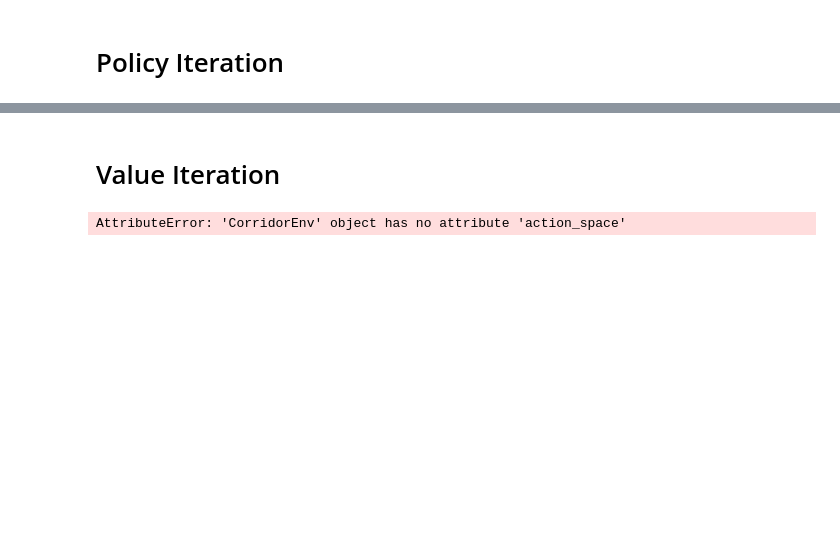
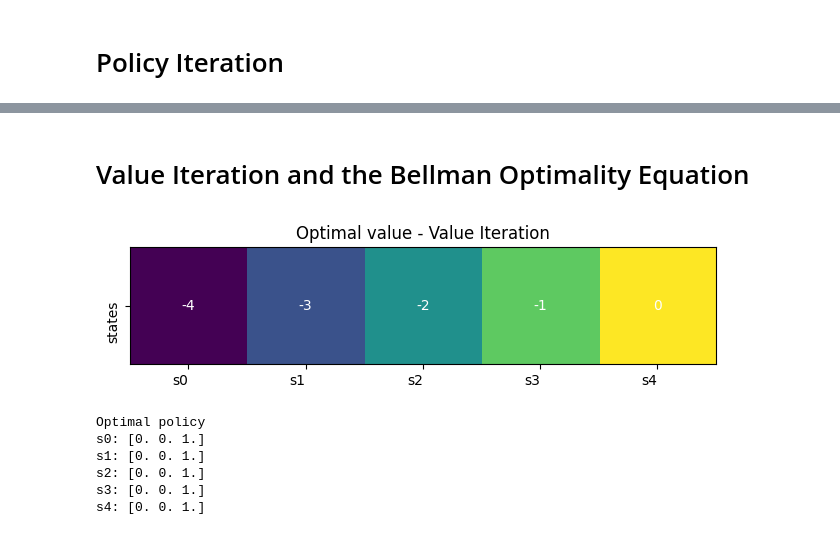
Before and after one commit to ToyProblems-xyz/Notebooks, a Jupyter notebook: src/PolicyIteration.ipynb, the cells around one changed output, grey strips where cells are left out. Saved outputs shown, nothing was run; the diff lists cells and outputs as text; code cells hidden in the pictures; blank space fills up the shorter version.

```diff
--- a/src/PolicyIteration.ipynb
+++ b/src/PolicyIteration.ipynb
@@ -156,16 +141,31 @@ s4: [0. 0. 1.]
 # %% [markdown]
-# Value Iteration
+# Value Iteration and the Bellman Optimality Equation
 # %%
 def value_iteration():
-    a = env.action_space.sample()
-    Q = np.zeros((n_states, n_actions))
-    for s in env.observation_space:
-        delta = np.inf
-        while delta > 0.01:
-            s_new, r, terminated, truncated, info = env.step(a)
-            delta = bellman_update(Q, s, a, r, s_new)
-            greedify_policy(q, pi, s)
+    P_model = env.model
+    V = np.zeros(n_states)
+    pi = [np.ones(n_actions)/n_actions]*n_states # Set the policy to a uniform distribution
+    while True:
+        delta = 0.0
+        V_prev = V.copy()
+        for s in range(n_states):
+            bellman_update(V, pi, s, P_model)
+            greedify_policy(V, pi, s, P_model)
+            delta = max(delta, abs(V[s] - V_prev[s]))
+        if delta < 0.01:
+            break
+    return V, pi
 # %%
-value_iteration()
+V, pi = value_iteration()
+annotated_heatmap([V], "Optimal value - Value Iteration")
+print("Optimal policy")
+for s, actions in enumerate(pi):
+    print("s"+str(s)+":", actions)
 # %% [output]
+[figure, added]
-AttributeError: 'CorridorEnv' object has no attribute 'action_space'
+Optimal policy
+s0: [0. 0. 1.]
+s1: [0. 0. 1.]
+s2: [0. 0. 1.]
+s3: [0. 0. 1.]
+s4: [0. 0. 1.]
```
Also changed, not shown: parts of 8 cells of this notebook, 1 other file.
